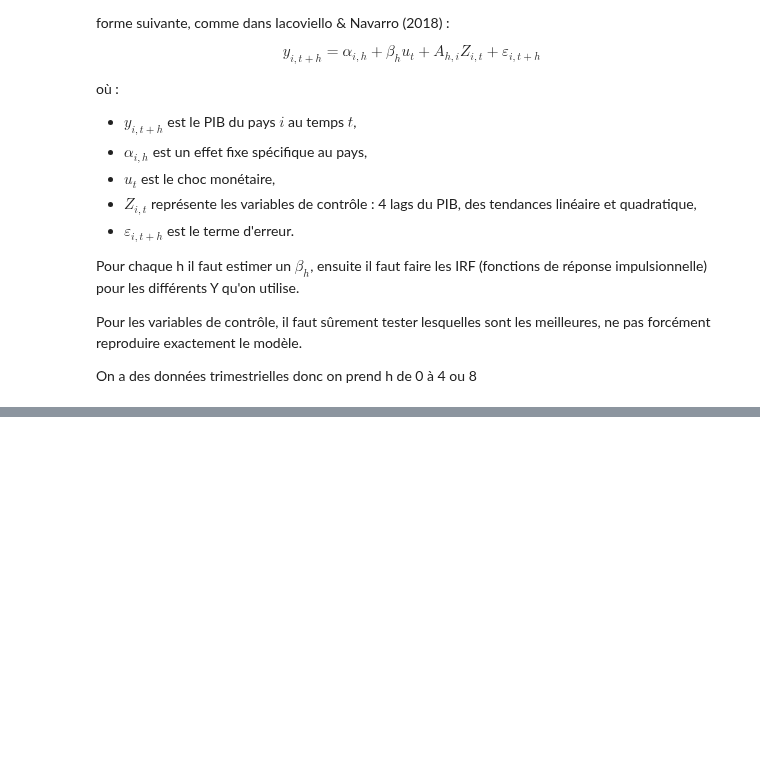
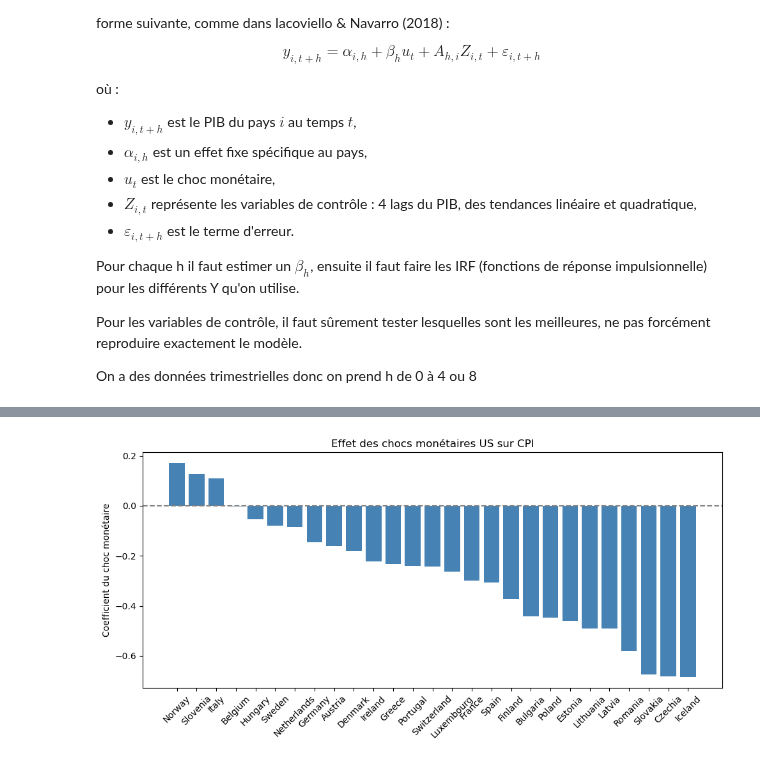
Before and after one commit to enriquealarcon01/Stat-App, a Jupyter notebook: modèle/modèle US.ipynb, the cells around one changed output, grey strips where cells are left out. Drawn from its saved outputs; the diff is of its cells as text; code cells hidden in the pictures; blank space fills up the shorter version.

```diff
--- a/modèle/modèle US.ipynb
+++ b/modèle/modèle US.ipynb
@@ -426,20 +476,3 @@ data=pd.read_excel("../base_de_données_v1.xlsx")
 # %%
 # merger les données des pays avec les chocs
 # Il faudrait mettre les données en format long pour faire le modèle (1 colonne pays, 1 colonne time et 1 colonne par variable)
-# %%
-
-# Renommer la colonne temps
-data = data.rename(columns={"Unnamed: 0": "Time"})
-
-# Conversion en format long
-df_long = data.melt(id_vars=["Time"], var_name="Variable_Country", value_name="Value")
-# Séparer le pays et la variable
-df_long[['Variable', 'Country']] = df_long['Variable_Country'].str.rsplit('_', n=1, expand=True)
-
-# Réorganiser les colonnes et supprimer la colonne d'origine
-df_long = df_long[["Time", "Country", "Variable", "Value"]]
-
-# Afficher les premières lignes du format long
-df_long
-
-data = df_long
@@ -445,0 +585,55 @@ data = df_long
+# %%
+# 🔧 Choisir ici la variable à analyser (dans valeurs_variable)
+target_variable = "CPI"  #
+
+# --- 1. Filtrer les données ---
+df_target = data[data["Variable"] == target_variable].copy()
+df_target = df_target.sort_values(["Country", "Time"])
+
+# --- 2. Ajouter les lags et tendances ---
+for lag in range(1, 5):
+    df_target[f"lag{lag}"] = df_target.groupby("Country")["Value"].shift(lag)
+
+df_target["trend"] = df_target.groupby("Country").cumcount() + 1
+df_target["trend_sq"] = df_target["trend"] ** 2
+
+# --- 3. Régressions pays par pays ---
+results = []
+required_cols = ["Value", "monetary_shocks", "lag1", "lag2", "lag3", "lag4", "trend", "trend_sq"]
+
+for country in df_target["Country"].unique():
+    sub = df_target[df_target["Country"] == country].dropna(subset=required_cols)
+
+    if len(sub) < 10:
+        continue
+
+    X = sub[["monetary_shocks", "lag1", "lag2", "lag3", "lag4", "trend", "trend_sq"]]
+    X = sm.add_constant(X)
+    y = sub["Value"]
+
+    model = sm.OLS(y, X).fit()
+    coef = model.params["monetary_shocks"]
+    pval = model.pvalues["monetary_shocks"]
+
+    results.append({
+        "Country": country,
+        "Coef_monetary_shock": coef,
+        "P_value": pval,
+        "R_squared": model.rsquared
+    })
+
+# --- 4. Affichage des résultats ---
+results_df = pd.DataFrame(results).sort_values("Coef_monetary_shock", ascending=False)
+print("\n📋 Résultats :")
+print(results_df)
+
+# --- 5. Graphique barplot ---
+plt.figure(figsize=(10, 5))
+plt.bar(results_df["Country"], results_df["Coef_monetary_shock"], color="steelblue")
+plt.axhline(0, color="gray", linestyle="--")
+plt.title(f"Effet des chocs monétaires US sur {target_variable}")
+plt.ylabel("Coefficient du choc monétaire")
+plt.xticks(rotation=45)
+plt.tight_layout()
+plt.show()
+# %% [output]
@@ -445,0 +657 @@ data = df_long
+[figure, added]
```
Also changed, not shown: parts of 8 cells of this notebook, 2 other files.
